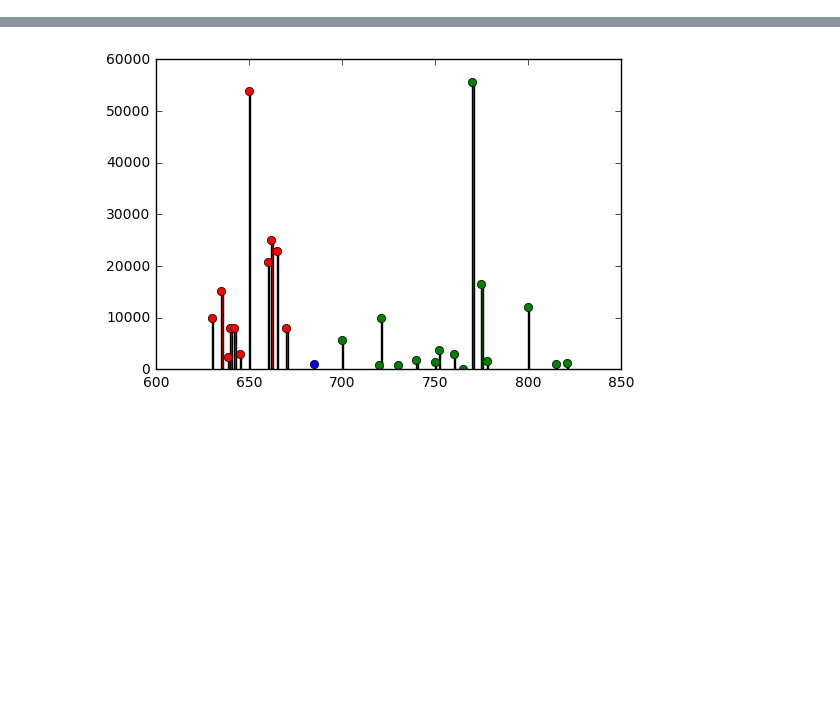
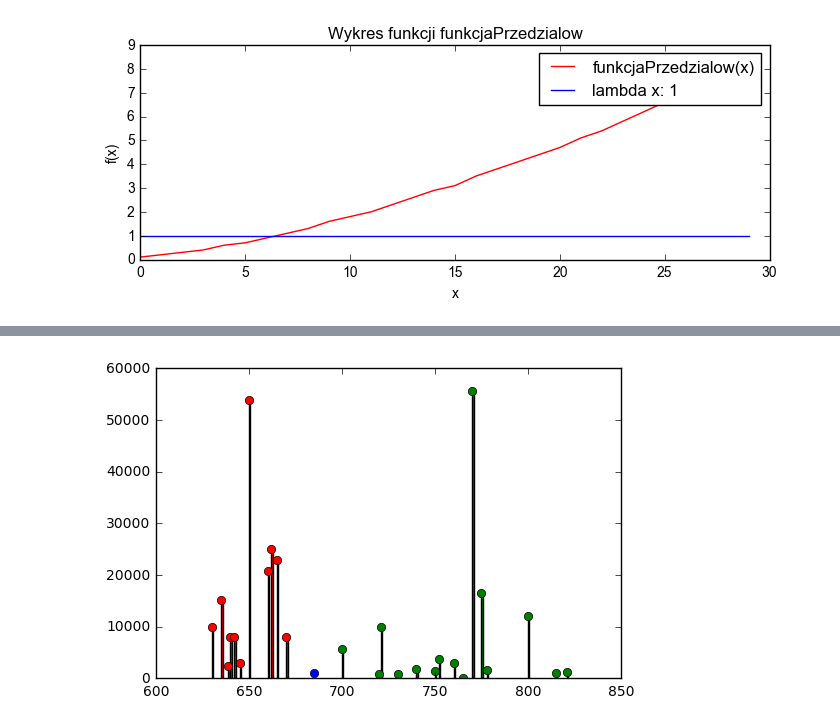
Before and after one commit to DawPawel/PracaLicencjacka, a Jupyter notebook: Projekt.ipynb, the cells around one changed output, grey strips where cells are left out. Cells and saved outputs as stored; diff of their text form; code cells hidden in the pictures; blank space fills up the shorter version.

```diff
--- a/Projekt.ipynb
+++ b/Projekt.ipynb
@@ -35,0 +277,19 @@ tabCalPo1razy170 = (((tablicaCalekPo1BezDzielenia[indeksy]).T[:170]).T)*1
+# %%
+def funkcjaPrzedzialow(i):
+    return (int((0.1 + (0.05 + i / 20) * np.sqrt(i)) * 10) / 10)
+# %%
+plt.rcParams["figure.figsize"] = [7, 3]
+dl = 30
+plt.plot(np.arange(dl), [funkcjaPrzedzialow(i) for i in range(dl)], color = "red", label = "funkcjaPrzedzialow(x)")
+plt.plot(np.arange(dl), [1 for i in range(dl)], color = "blue", label = "lambda x: 1")
+plt.xlabel("x")
+plt.ylabel("f(x)")
+plt.title("Wykres funkcji funkcjaPrzedzialow")
+
+plt.legend()
+
+plt.tight_layout()
+plt.savefig("PrzykladFunkcjiPrzedzialow")
+plt.show()
+# %% [output]
+[figure, added]
```
Also changed, not shown: parts of 17 cells of this notebook, 13 other files.
